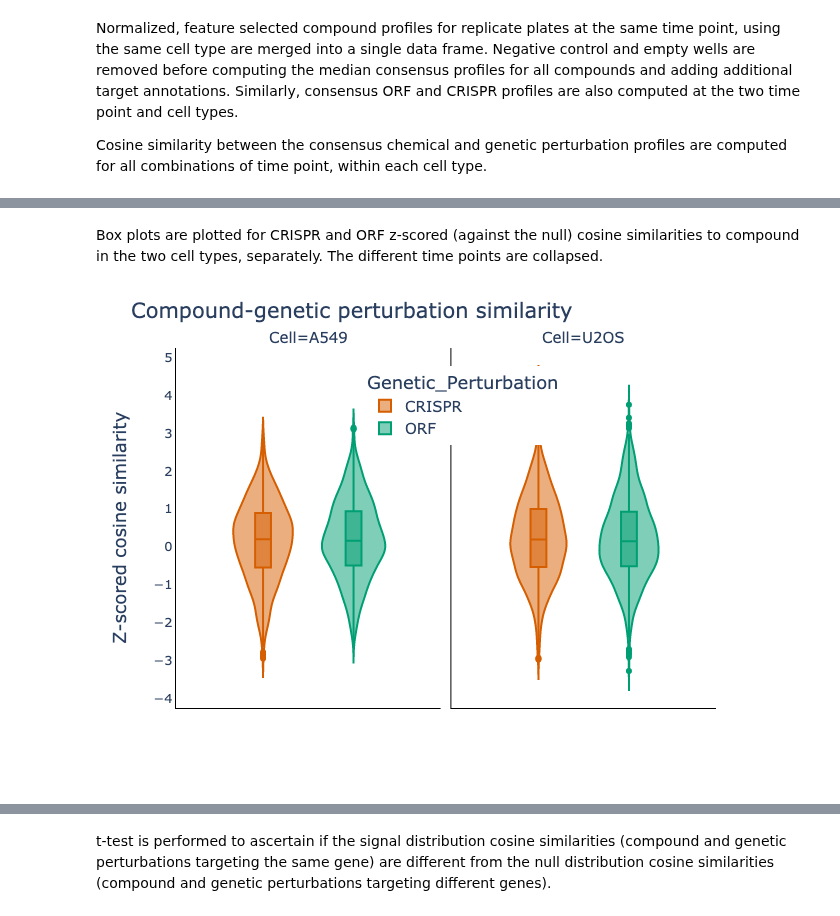
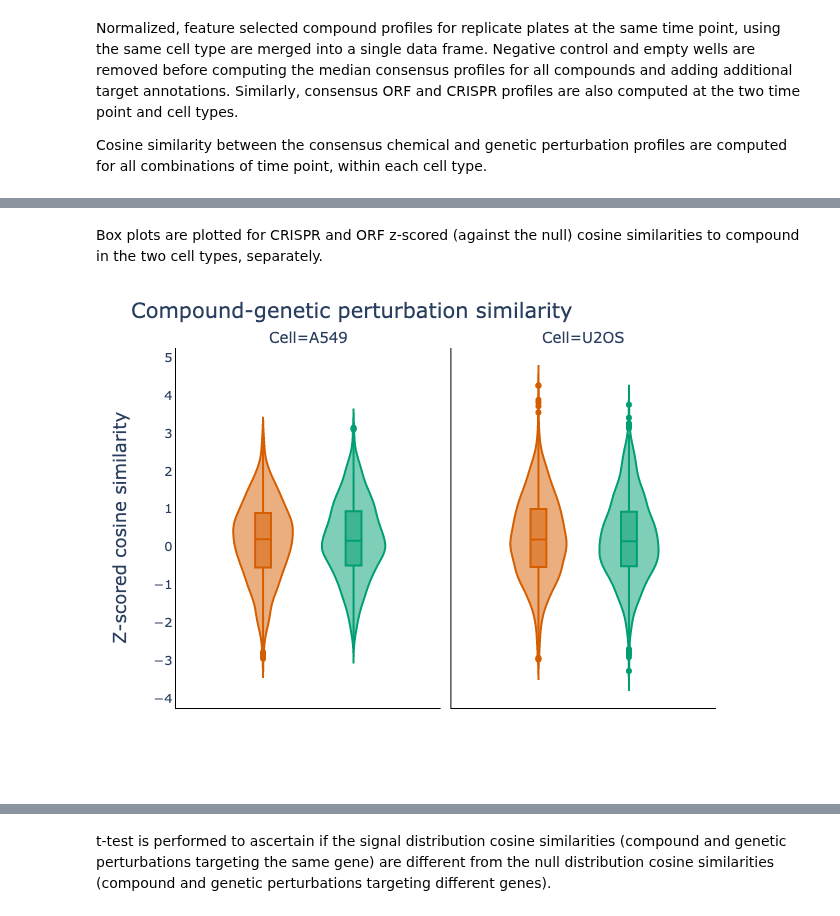
Before and after one commit to jump-cellpainting/2024_Chandrasekaran_NatureMethods, a Jupyter notebook: benchmark/5.visualize-similarities.ipynb, the cells around one changed output, grey strips where cells are left out. Cells and saved outputs as stored; diff of their text form; code cells hidden in the pictures.

```diff
--- a/benchmark/5.visualize-similarities.ipynb
+++ b/benchmark/5.visualize-similarities.ipynb
@@ -130,7 +130,6 @@ for cell in experiment_df.Cell_type.unique():
                     .assign(Modality1=f'{modality_1_perturbation}')
                     .assign(Genetic_Perturbation=f'{modality_2_perturbation}')
                     .assign(Cell=cell)
-                    .assign(n_targets=1)
                     .assign(Modality_1_timepoint=utils.time_point(modality_1_perturbation, modality_1_timepoint))
                     .assign(Modality_2_timepoint=utils.time_point(modality_2_perturbation, modality_2_timepoint))
                 )
@@ -165,7 +164,7 @@ cols = ['Cell','Genetic_Perturbation','Modality_1_timepoint','Modality_2_timepoi
     .sort_values(by=cols)
 )[cols + ['Metadata_broad_sample', 'Metadata_matching_target']].to_csv('output/compound_genetic_perturbation_cosine_similarity.csv', index=False)
 # %% [markdown]
-Box plots are plotted for CRISPR and ORF z-scored (against the null) cosine similarities to compound in the two cell types, separately. The different time points are collapsed.
+Box plots are plotted for CRISPR and ORF z-scored (against the null) cosine similarities to compound in the two cell types, separately.
 # %%
 matching_df.rename(columns={'same_target': 'Gene_Target'}, inplace=True)
 matching_df.replace(True, 'Same', inplace=True)
@@ -184,23 +183,23 @@ for cell in matching_df.Cell.unique():
 # %%
 fig = px.violin(
     matching_df_z_score,
     y = 'cosine_sim_zscore',
     color = 'Genetic_Perturbation',
     facet_col = 'Cell',
     color_discrete_map=color_discrete_map_gp,
     box=True
     )
 fig.update_layout(title='Compound-genetic perturbation similarity',
     xaxis1=dict(title='', linecolor = "#000000"),
     xaxis2=dict(title='', linecolor = "#000000"),
     yaxis1=dict(title='Z-scored cosine similarity', linecolor = "#000000", tickfont=dict(size=13)),
     yaxis2=dict(linecolor = "#000000"),
     font=dict(size=15),
     paper_bgcolor='rgba(0,0,0,0)',
     plot_bgcolor='rgba(0,0,0,0)',
-    legend=dict(x=0.35, y=0.95, bgcolor="white")
+    showlegend=False
 )
 fig.show("png")
 fig.write_image('figures/5.cosine_similarities.png', width=640, height=480, scale=2)
 # %% [output]
-[figure, old version]
+[figure, new version]
```
Also changed, not shown: parts of 8 cells of this notebook, 4 other files.
